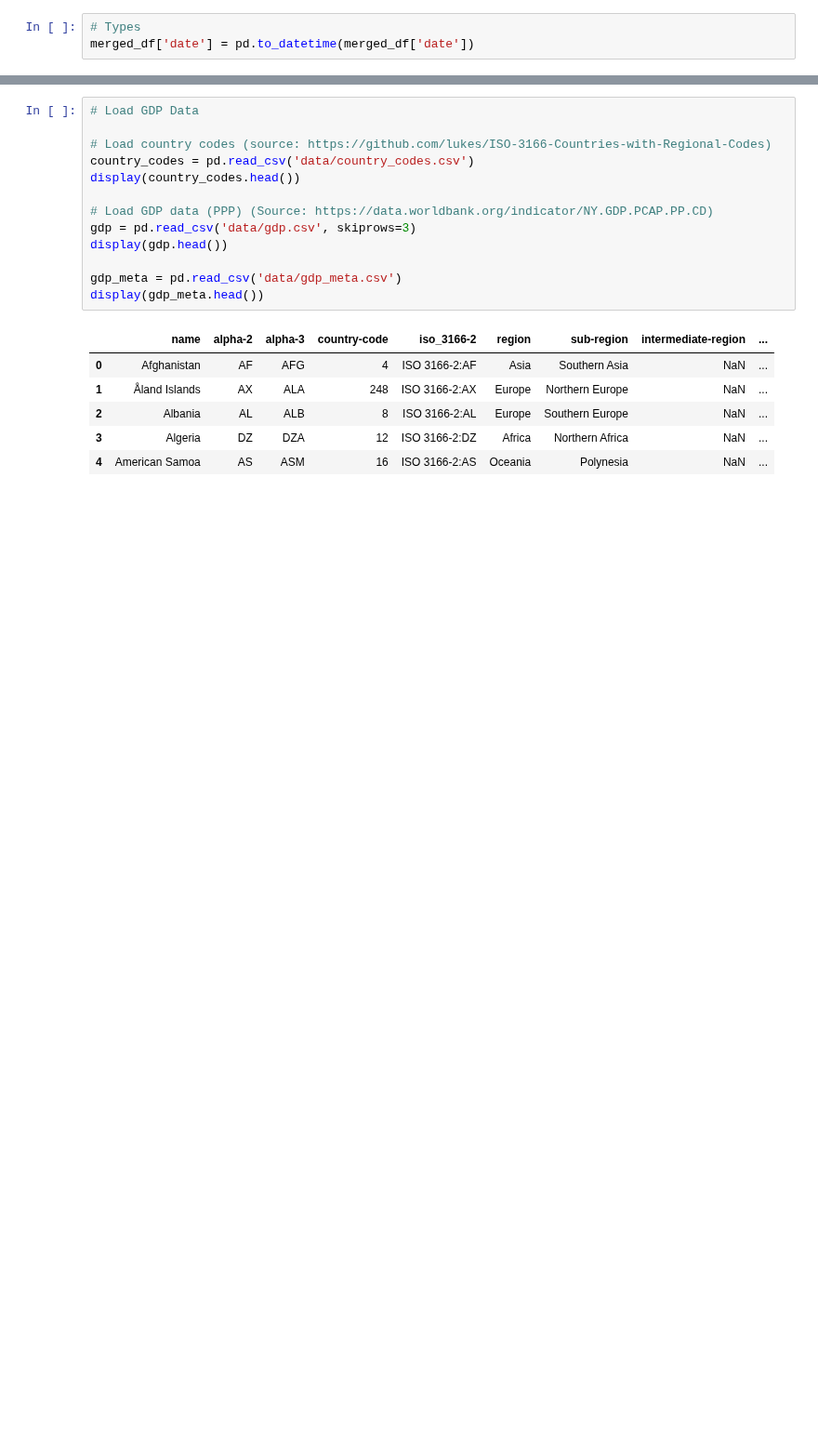
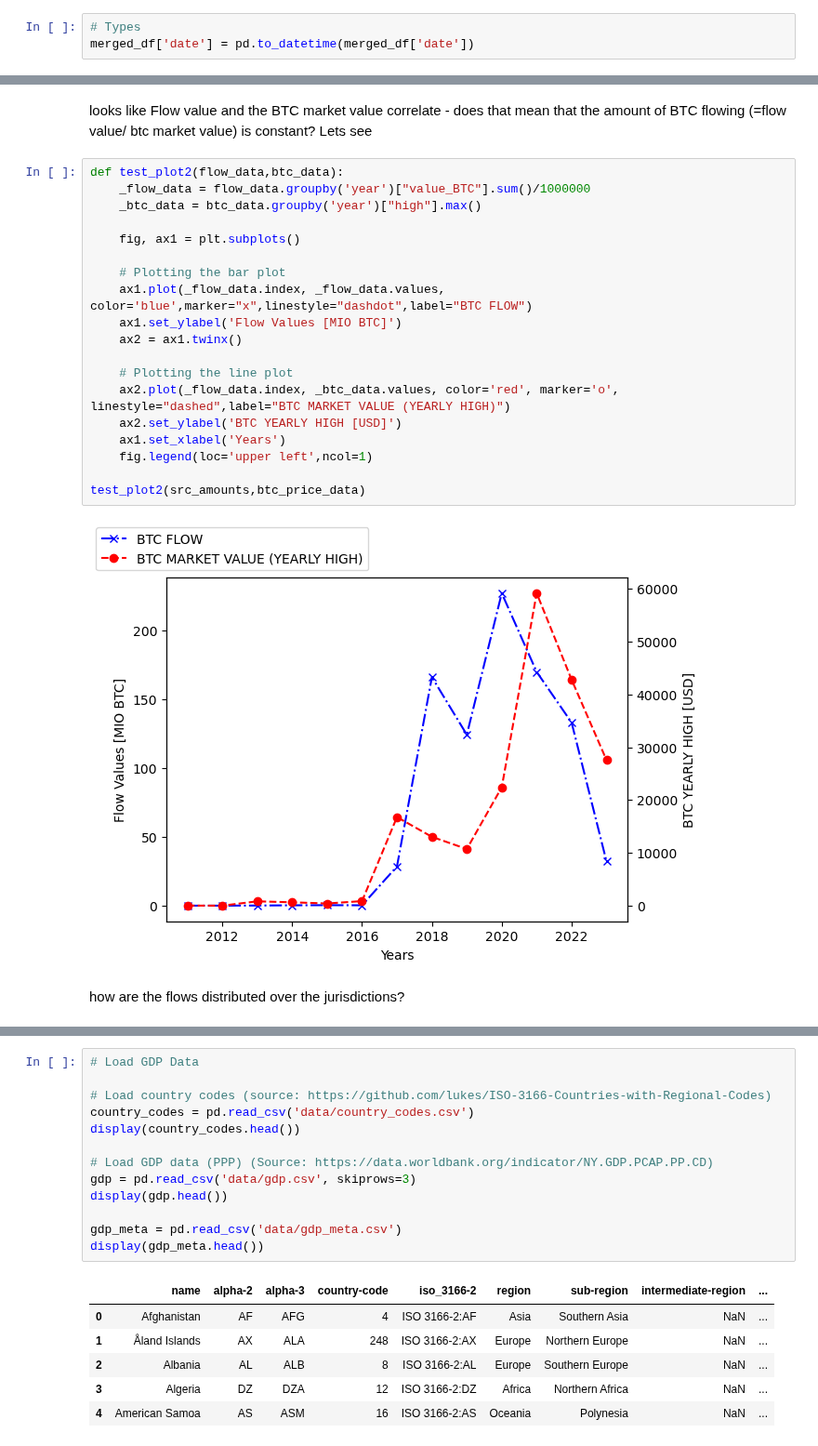
Before and after one commit to FlowDrucka64/MoneyFlow, a Jupyter notebook: data_exploration.ipynb, the cells around one changed output, grey strips where cells are left out. Shown at 93% size. Drawn from its saved outputs; the diff is of its cells as text; blank space fills up the shorter version.

```diff
--- a/data_exploration.ipynb
+++ b/data_exploration.ipynb
@@ -190 +256,26 @@ plot_trend(src_amounts,dst_amounts)
+# %% [markdown]
+looks like Flow value and the BTC market value correlate - does that mean that the amount of BTC flowing (=flow value/ btc market value) is constant? Lets see
+# %%
+def test_plot2(flow_data,btc_data):
+    _flow_data = flow_data.groupby('year')["value_BTC"].sum()/1000000
+    _btc_data = btc_data.groupby('year')["high"].max()
+
+    fig, ax1 = plt.subplots()
+
+    # Plotting the bar plot
+    ax1.plot(_flow_data.index, _flow_data.values, color='blue',marker="x",linestyle="dashdot",label="BTC FLOW")
+    ax1.set_ylabel('Flow Values [MIO BTC]')
+    ax2 = ax1.twinx()
+
+    # Plotting the line plot
+    ax2.plot(_flow_data.index, _btc_data.values, color='red', marker='o', linestyle="dashed",label="BTC MARKET VALUE (YEARLY HIGH)")
+    ax2.set_ylabel('BTC YEARLY HIGH [USD]')
+    ax1.set_xlabel('Years')
+    fig.legend(loc='upper left',ncol=1)
+
+test_plot2(src_amounts,btc_price_data)
+# %% [output]
+[figure, added]
+# %% [markdown]
+how are the flows distributed over the jurisdictions?
 # %%
```
Also changed, not shown: parts of 14 cells of this notebook, 1 other file.
